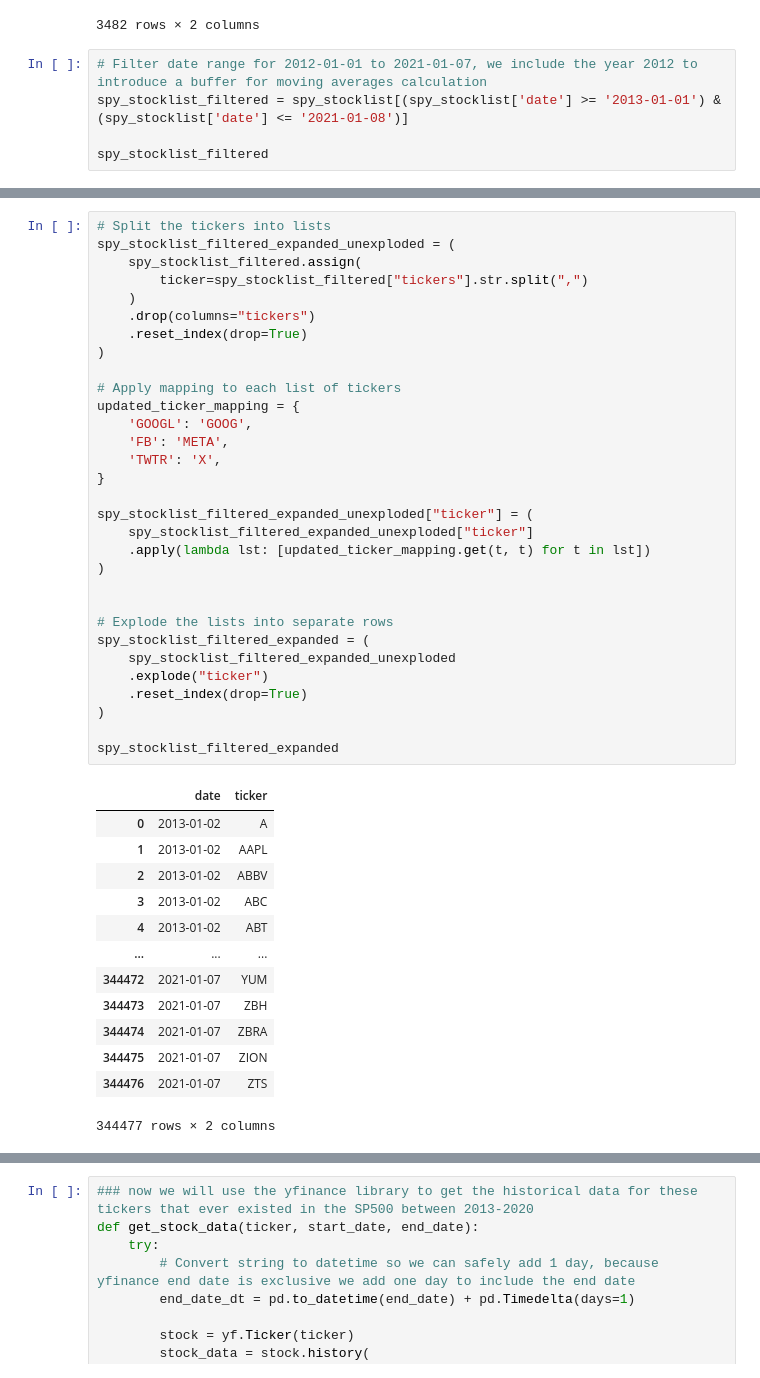
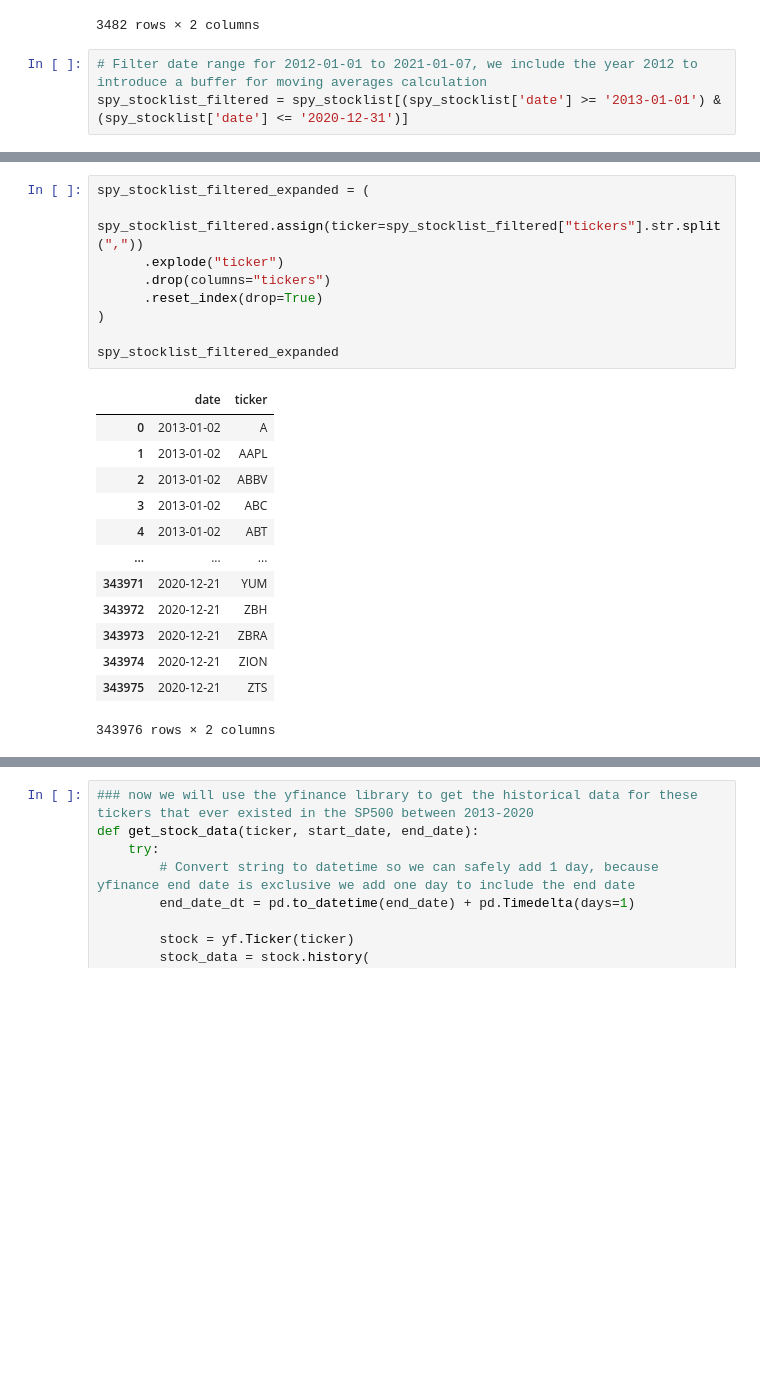
Before and after one commit to gotoshleep/DSE4212-Portfolio-Optimiser, a Jupyter notebook: Data prep and EDA/data_cleaning2.ipynb, the cells around one changed output, grey strips where cells are left out. Saved outputs shown, nothing was run; the diff lists cells and outputs as text; blank space fills up the shorter version.

```diff
--- a/Data prep and EDA/data_cleaning2.ipynb
+++ b/Data prep and EDA/data_cleaning2.ipynb
@@ -35,6 +34,4 @@ spy_stocklist
 3482 rows × 2 columns
 # %%
 # Filter date range for 2012-01-01 to 2021-01-07, we include the year 2012 to introduce a buffer for moving averages calculation
-spy_stocklist_filtered = spy_stocklist[(spy_stocklist['date'] >= '2013-01-01') & (spy_stocklist['date'] <= '2021-01-08')]
-
-spy_stocklist_filtered
+spy_stocklist_filtered = spy_stocklist[(spy_stocklist['date'] >= '2013-01-01') & (spy_stocklist['date'] <= '2020-12-31')]
@@ -55,45 +38,23 @@ spy_stocklist_filtered
 # %%
-# Split the tickers into lists
-spy_stocklist_filtered_expanded_unexploded = (
-    spy_stocklist_filtered.assign(
-        ticker=spy_stocklist_filtered["tickers"].str.split(",")
-    )
-    .drop(columns="tickers")
-    .reset_index(drop=True)
-)
-
-# Apply mapping to each list of tickers
-updated_ticker_mapping = {
-    'GOOGL': 'GOOG',
-    'FB': 'META',
-    'TWTR': 'X',
-}
-
-spy_stocklist_filtered_expanded_unexploded["ticker"] = (
-    spy_stocklist_filtered_expanded_unexploded["ticker"]
-    .apply(lambda lst: [updated_ticker_mapping.get(t, t) for t in lst])
-)
-
-
-# Explode the lists into separate rows
 spy_stocklist_filtered_expanded = (
-    spy_stocklist_filtered_expanded_unexploded
-    .explode("ticker")
-    .reset_index(drop=True)
+    spy_stocklist_filtered.assign(ticker=spy_stocklist_filtered["tickers"].str.split(","))
+      .explode("ticker")
+      .drop(columns="tickers")
+      .reset_index(drop=True)
 )
 
 spy_stocklist_filtered_expanded
 # %% [output]
 |  | date | ticker |
 | 0 | 2013-01-02 | A |
 | 1 | 2013-01-02 | AAPL |
 | 2 | 2013-01-02 | ABBV |
 | 3 | 2013-01-02 | ABC |
 | 4 | 2013-01-02 | ABT |
 | ... | ... | ... |
-| 344472 | 2021-01-07 | YUM |
-| 344473 | 2021-01-07 | ZBH |
-| 344474 | 2021-01-07 | ZBRA |
-| 344475 | 2021-01-07 | ZION |
-| 344476 | 2021-01-07 | ZTS |
+| 343971 | 2020-12-21 | YUM |
+| 343972 | 2020-12-21 | ZBH |
+| 343973 | 2020-12-21 | ZBRA |
+| 343974 | 2020-12-21 | ZION |
+| 343975 | 2020-12-21 | ZTS |
-344477 rows × 2 columns
+343976 rows × 2 columns
```
Also changed, not shown: parts of 25 cells of this notebook.
